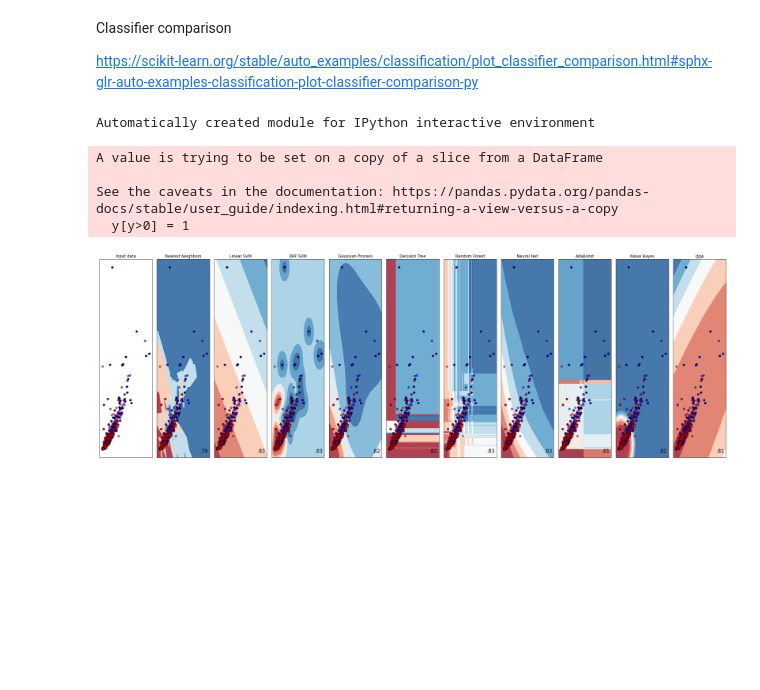
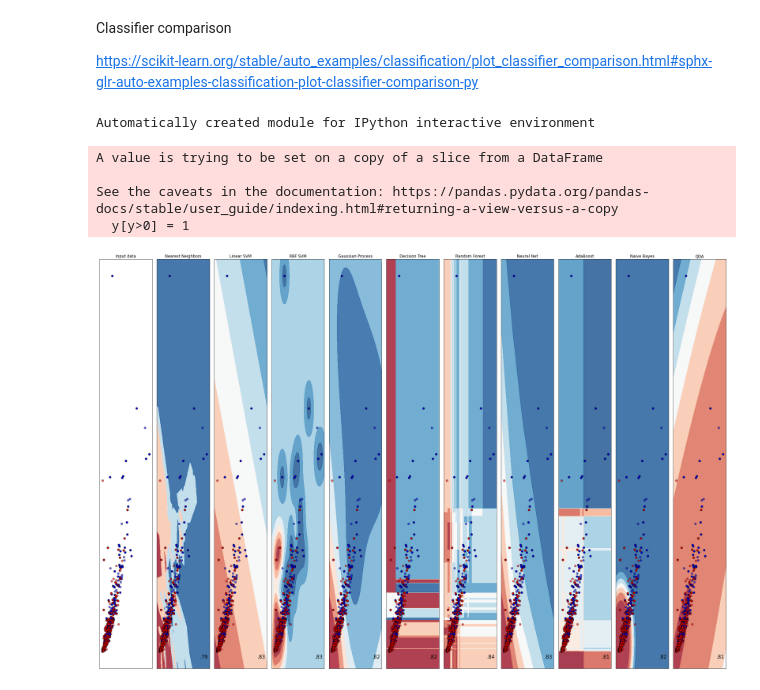
Before and after one commit to francobelloni85/UniSoftwareQualityExam, a Jupyter notebook: Classifier comparison.ipynb, the cells around one changed output. Cells and saved outputs as stored; diff of their text form; code cells hidden in the pictures; blank space fills up the shorter version.

```diff
--- a/Classifier comparison.ipynb
+++ b/Classifier comparison.ipynb
@@ -64,7 +64,7 @@ linearly_separable = (X, y)
 
 datasets = [linearly_separable]
 
-figure = plt.figure(figsize=(27, 9))
+figure = plt.figure(figsize=(27, 18))
 i = 1
 # iterate over datasets
 for ds_cnt, ds in enumerate(datasets):
@@ -112,31 +112,31 @@ for ds_cnt, ds in enumerate(datasets):
 
         # Put the result into a color plot
         Z = Z.reshape(xx.shape)
         ax.contourf(xx, yy, Z, cmap=cm, alpha=.8)
 
         # Plot the training points
         ax.scatter(X_train[:, 0], X_train[:, 1], c=y_train, cmap=cm_bright,
                    edgecolors='k')
         # Plot the testing points
         ax.scatter(X_test[:, 0], X_test[:, 1], c=y_test, cmap=cm_bright,
                    edgecolors='k', alpha=0.6)
 
         ax.set_xlim(xx.min(), xx.max())
         ax.set_ylim(yy.min(), yy.max())
         ax.set_xticks(())
         ax.set_yticks(())
         if ds_cnt == 0:
             ax.set_title(name)
         ax.text(xx.max() - .3, yy.min() + .3, ('%.2f' % score).lstrip('0'),
                 size=15, horizontalalignment='right')
         i += 1
 
 plt.tight_layout()
 plt.show()
 # %% [output]
 Automatically created module for IPython interactive environment
 A value is trying to be set on a copy of a slice from a DataFrame
 
 See the caveats in the documentation: https://pandas.pydata.org/pandas-docs/stable/user_guide/indexing.html#returning-a-view-versus-a-copy
   y[y>0] = 1
-[figure, old version]
+[figure, new version]
```
Also changed, not shown: 1 other file.
